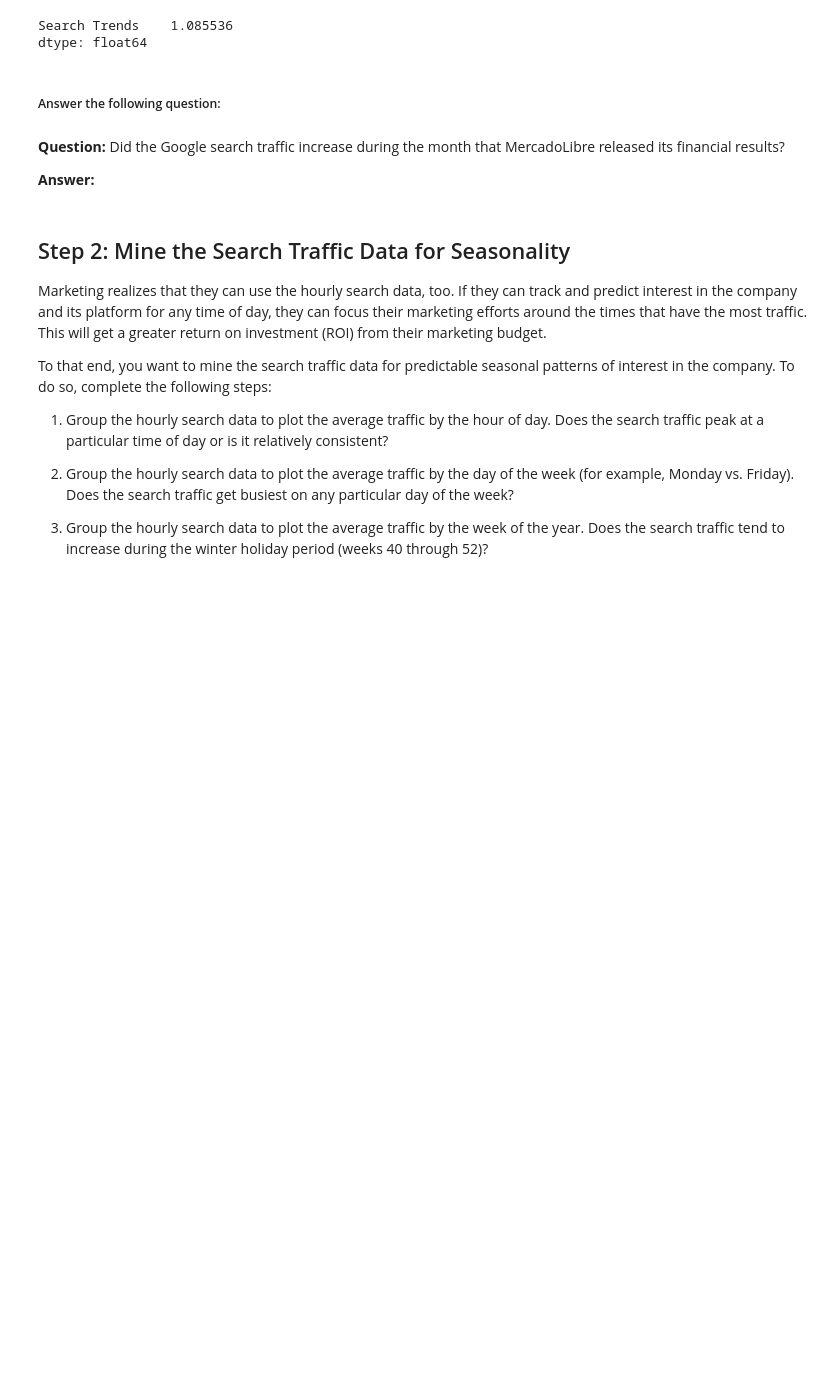
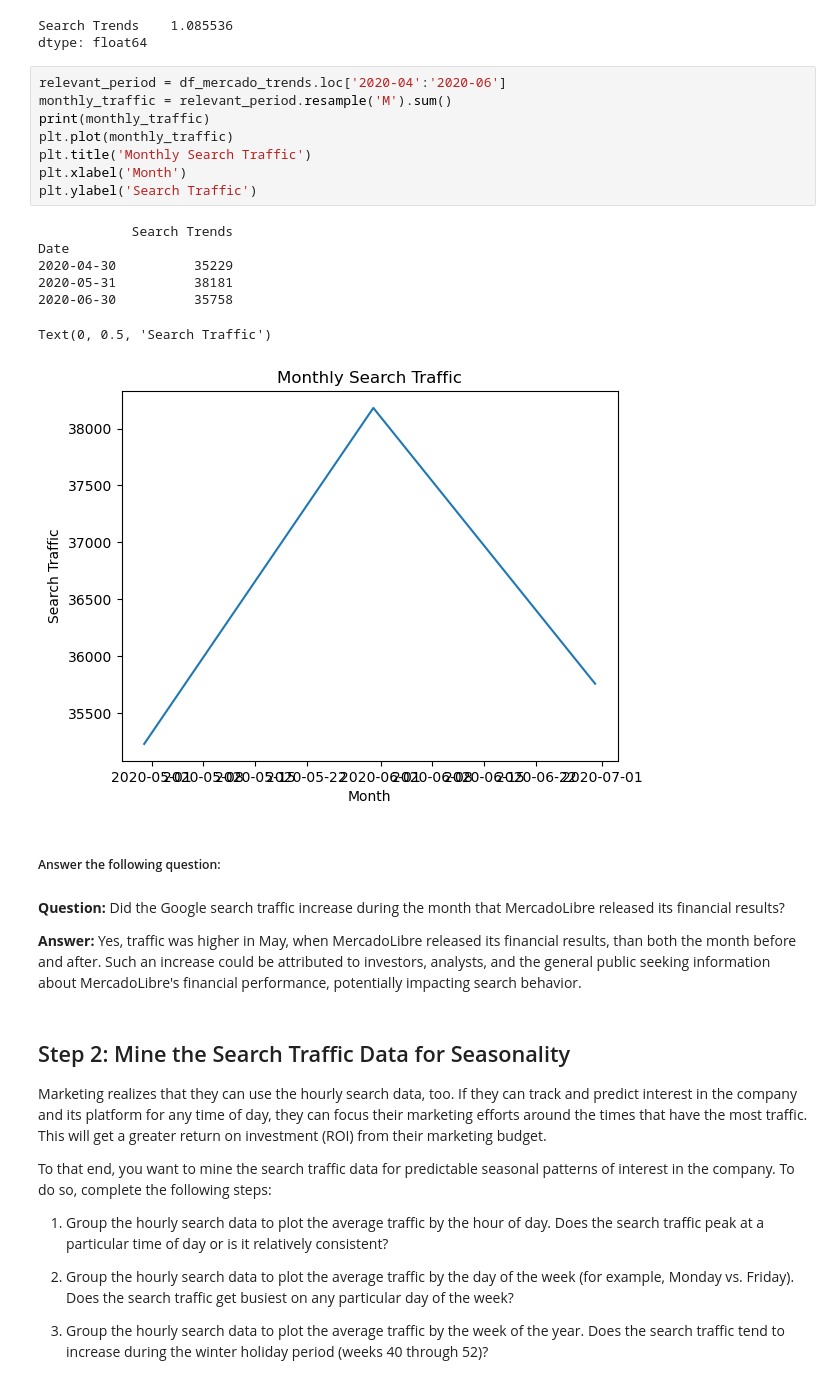
Before and after one commit to Tasnyde/prophet-challenge, a Jupyter notebook: forecasting_net_prophet.ipynb, the cells around one changed output. Saved outputs shown, nothing was run; the diff lists cells and outputs as text; blank space fills up the shorter version.

```diff
--- a/forecasting_net_prophet.ipynb
+++ b/forecasting_net_prophet.ipynb
@@ -137,12 +137,28 @@ traffic_may_2020/median_monthly_traffic
 # %% [output]
 Search Trends    1.085536
 dtype: float64
+# %%
+relevant_period = df_mercado_trends.loc['2020-04':'2020-06']
+monthly_traffic = relevant_period.resample('M').sum()
+print(monthly_traffic)
+plt.plot(monthly_traffic)
+plt.title('Monthly Search Traffic')
+plt.xlabel('Month')
+plt.ylabel('Search Traffic')
+# %% [output]
+            Search Trends
+Date
+2020-04-30          35229
+2020-05-31          38181
+2020-06-30          35758
+Text(0, 0.5, 'Search Traffic')
+[figure, added]
 # %% [markdown]
 ##### Answer the following question:
 # %% [markdown]
 **Question:** Did the Google search traffic increase during the month that MercadoLibre released its financial results?
 
-**Answer:**
+**Answer:** Yes, traffic was higher in May, when MercadoLibre released its financial results, than both the month before and after. Such an increase could be attributed to investors, analysts, and the general public seeking information about MercadoLibre's financial performance, potentially impacting search behavior.
 # %% [markdown]
 ## Step 2: Mine the Search Traffic Data for Seasonality
 
```
Also changed, not shown: parts of 14 cells of this notebook.
